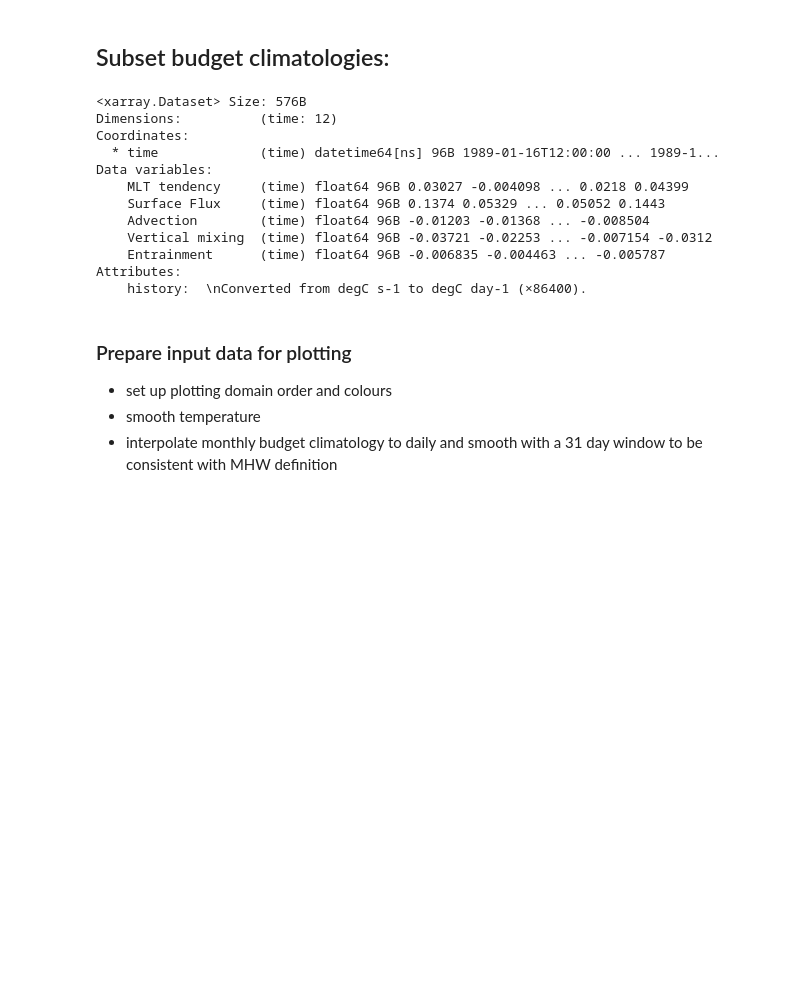
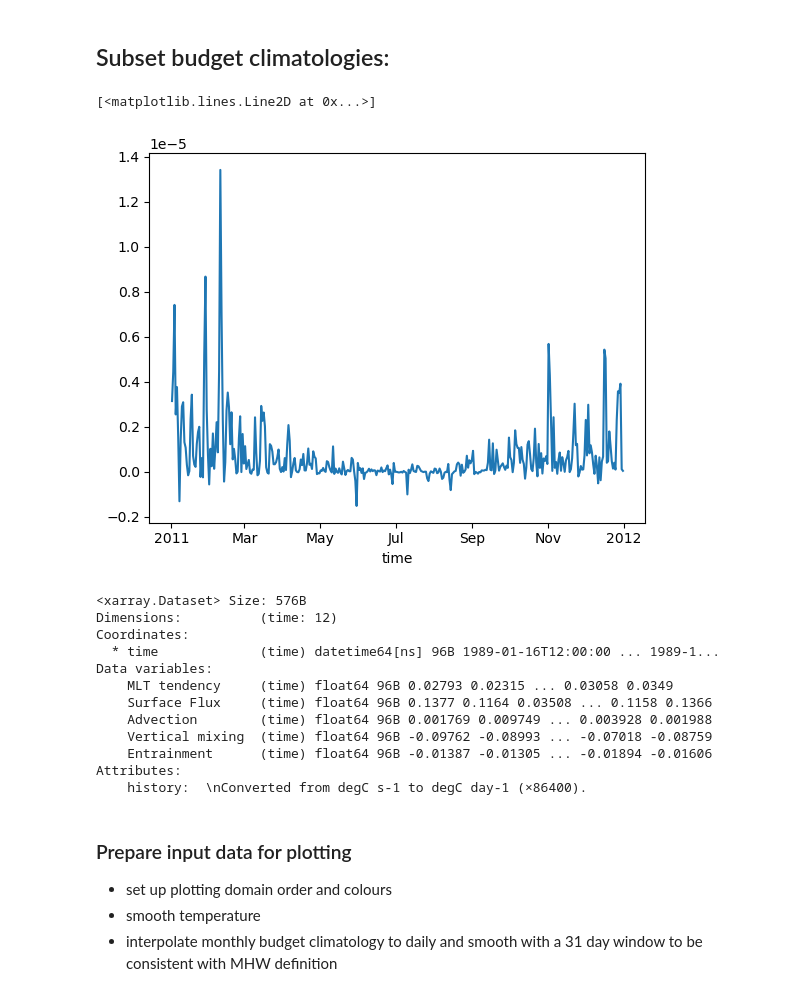
Before and after one commit to rmholmes/access-om2-sst-budget, a Jupyter notebook: MHW_example_analysis.ipynb, the cells around one changed output. Drawn from its saved outputs; the diff is of its cells as text; code cells hidden in the pictures; blank space fills up the shorter version.

```diff
--- a/MHW_example_analysis.ipynb
+++ b/MHW_example_analysis.ipynb
@@ -360,6 +391,19 @@ Attributes:
     history:  \nConverted from degC s-1 to degC day-1 (×86400).
 # %% [markdown]
 ## Subset budget climatologies:
+# %%
+RHS = (
+    box_series['Surface Flux']
+  + box_series['Advection']
+  + box_series['Vertical mixing']
+  + box_series['Entrainment']
+  + box_series['Residual']
+)
+
+(box_series['MLT tendency'] - RHS).plot()
+# %% [output]
+[<matplotlib.lines.Line2D at 0x...>]
+[figure, added]
 # %%
 # --- subset budget_clim to the box and keep only needed vars ---
 clim_box = budget_clim[vars_needed].sel(
@@ -373,7 +417,7 @@ w = np.cos(np.deg2rad(clim_box['yt_ocean']))
 # --- monthly, area-mean fields over the box ---
 clim_monthly = xr.Dataset({
     'MLT tendency' : clim_box['mlt_tendency']      .weighted(w).mean(('yt_ocean','xt_ocean')),
-    'Surface Flux' : (clim_box['surface_flux'] - clim_box['sw_pen']).weighted(w).mean(('yt_ocean','xt_ocean')),
+    'Surface Flux' : (clim_box['surface_flux'] + clim_box['sw_pen']).weighted(w).mean(('yt_ocean','xt_ocean')),
     'Advection'    : clim_box['advection']          .weighted(w).mean(('yt_ocean','xt_ocean')),
     'Vertical mixing': clim_box['vert_mixing']      .weighted(w).mean(('yt_ocean','xt_ocean')),
     'Entrainment'  : clim_box['entrainment']        .weighted(w).mean(('yt_ocean','xt_ocean')),
@@ -403,11 +447,11 @@ Dimensions:          (time: 12)
 Coordinates:
   * time             (time) datetime64[ns] 96B 1989-01-16T12:00:00 ... 1989-1...
 Data variables:
-    MLT tendency     (time) float64 96B 0.03027 -0.004098 ... 0.0218 0.04399
-    Surface Flux     (time) float64 96B 0.1374 0.05329 ... 0.05052 0.1443
-    Advection        (time) float64 96B -0.01203 -0.01368 ... -0.008504
-    Vertical mixing  (time) float64 96B -0.03721 -0.02253 ... -0.007154 -0.0312
-    Entrainment      (time) float64 96B -0.006835 -0.004463 ... -0.005787
+    MLT tendency     (time) float64 96B 0.02793 0.02315 ... 0.03058 0.0349
+    Surface Flux     (time) float64 96B 0.1377 0.1164 0.03508 ... 0.1158 0.1366
+    Advection        (time) float64 96B 0.001769 0.009749 ... 0.003928 0.001988
+    Vertical mixing  (time) float64 96B -0.09762 -0.08993 ... -0.07018 -0.08759
+    Entrainment      (time) float64 96B -0.01387 -0.01305 ... -0.01894 -0.01606
 Attributes:
     history:  \nConverted from degC s-1 to degC day-1 (×86400).
 # %% [markdown]
```
Also changed, not shown: parts of 11 cells of this notebook.
